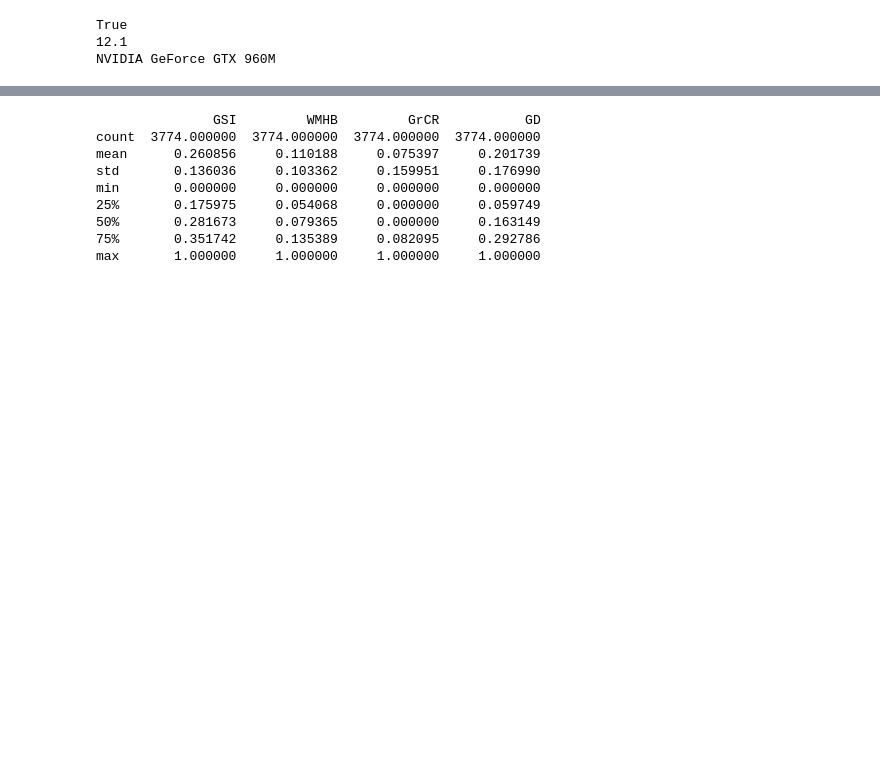
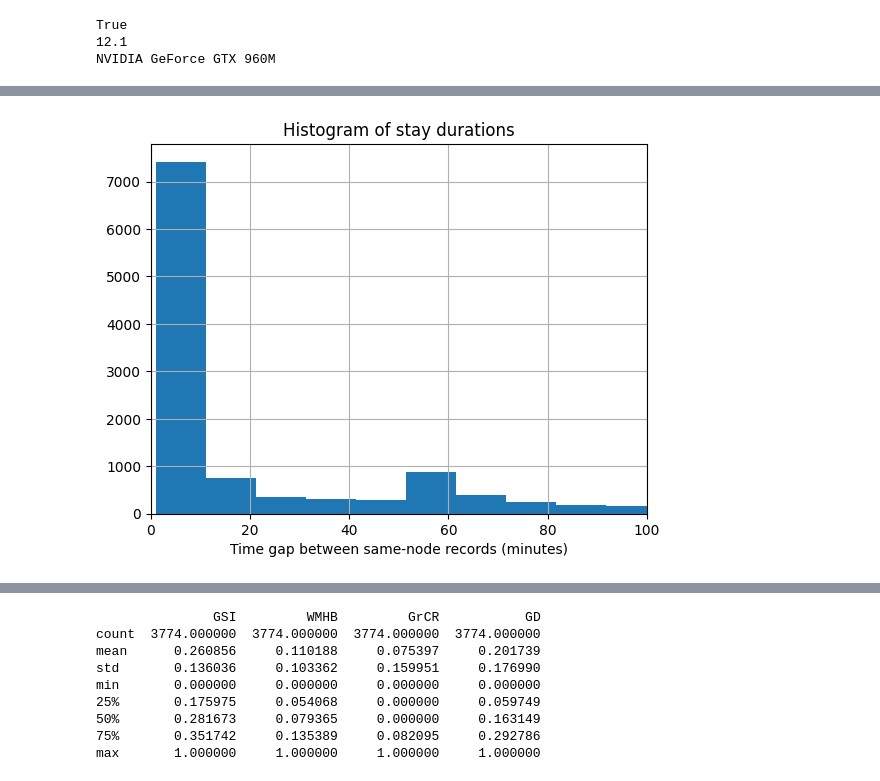
Before and after one commit to michelegiampaolo/mobility-seoul, a Jupyter notebook: Data/mobility_model.ipynb, the cells around one changed output, grey strips where cells are left out. Drawn from its saved outputs; the diff is of its cells as text; code cells hidden in the pictures; blank space fills up the shorter version.

```diff
--- a/Data/mobility_model.ipynb
+++ b/Data/mobility_model.ipynb
@@ -52,0 +96,17 @@ positions_links_df["id_participant"] = positions_links_df["id_participant"] - 1
+# %%
+gaps = []
+
+for pid, group in positions_links_df.groupby("id_participant"):
+    group = group.sort_values("merged_datetime")
+    stays = group[group["node_id"] == group["node_id"].shift()]
+    delta = group["merged_datetime"].diff()
+    gaps.extend(delta.dropna().values)
+
+plt.hist(np.array(gaps) / 60, bins=1000)
+plt.xlim(0, 100)
+plt.xlabel("Time gap between same-node records (minutes)")
+plt.title("Histogram of stay durations")
+plt.grid()
+plt.show()
+# %% [output]
+[figure, added]
```
Also changed, not shown: parts of 11 cells of this notebook.
